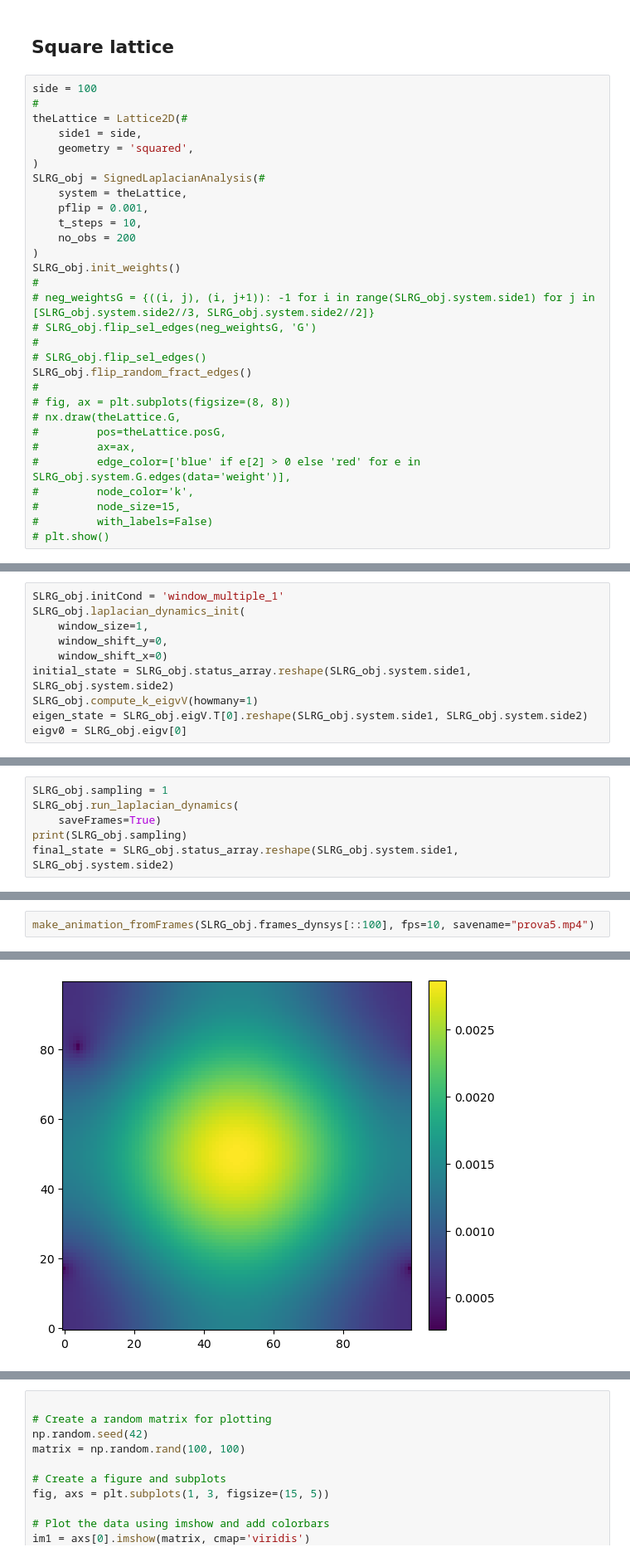
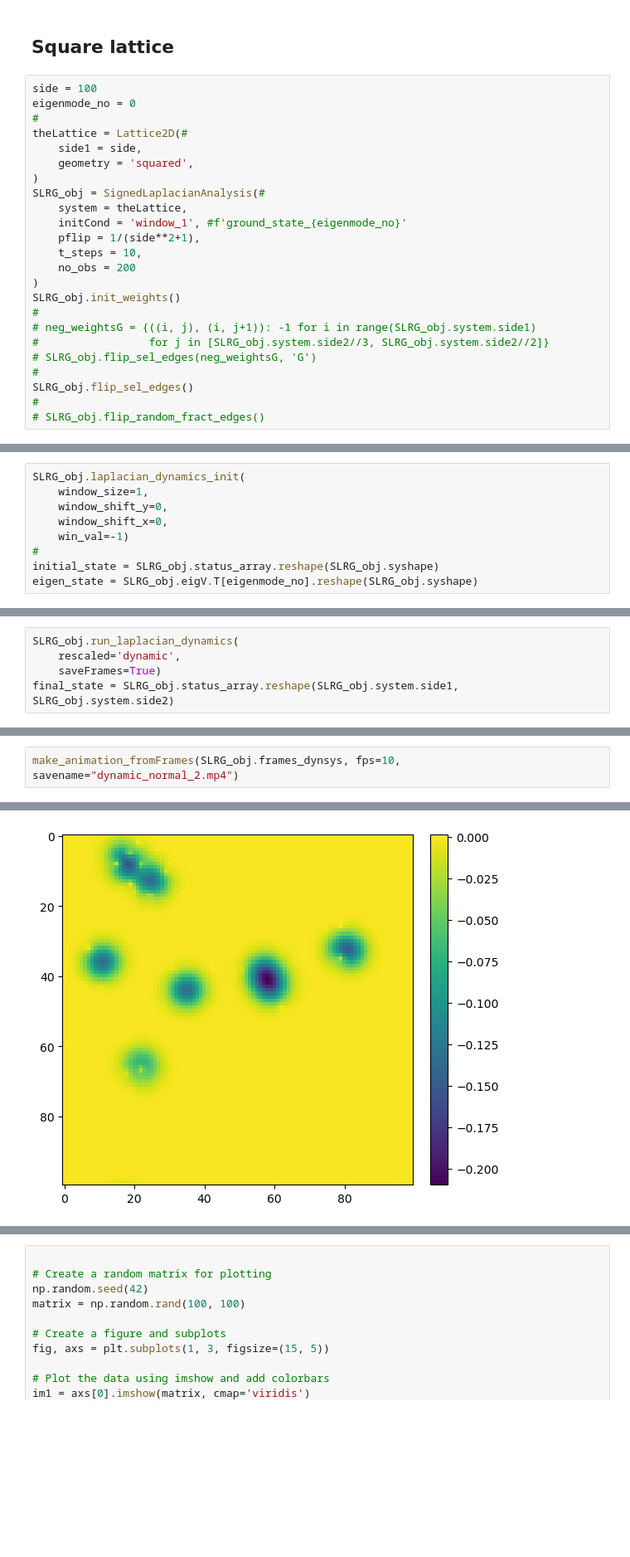
Before and after one commit to giulioiannelli/lrgsglib-public, a Jupyter notebook: notebooks/lattice2d_slaplacianDynamics.ipynb, the cells around one changed output, grey strips where cells are left out. Shown at 83% size. Saved outputs shown, nothing was run; the diff lists cells and outputs as text; blank space fills up the shorter version.

```diff
--- a/notebooks/lattice2d_slaplacianDynamics.ipynb
+++ b/notebooks/lattice2d_slaplacianDynamics.ipynb
@@ -14,6 +14,7 @@ cwd: /home/opisthofulax/PhD/projects/complex-networks/LRG-Signed
 ## Square lattice
 # %%
 side = 100
+eigenmode_no = 0
 #
 theLattice = Lattice2D(#
     side1 = side,
@@ -21,24 +22,17 @@ theLattice = Lattice2D(#
 )
 SLRG_obj = SignedLaplacianAnalysis(#
     system = theLattice,
-    pflip = 0.001,
+    initCond = 'window_1', #f'ground_state_{eigenmode_no}'
+    pflip = 1/(side**2+1),
     t_steps = 10,
     no_obs = 200
 )
 SLRG_obj.init_weights()
 #
-# neg_weightsG = {((i, j), (i, j+1)): -1 for i in range(SLRG_obj.system.side1) for j in [SLRG_obj.system.side2//3, SLRG_obj.system.side2//2]}
+# neg_weightsG = {((i, j), (i, j+1)): -1 for i in range(SLRG_obj.system.side1)
+#                 for j in [SLRG_obj.system.side2//3, SLRG_obj.system.side2//2]}
 # SLRG_obj.flip_sel_edges(neg_weightsG, 'G')
 #
-# SLRG_obj.flip_sel_edges()
-SLRG_obj.flip_random_fract_edges()
+SLRG_obj.flip_sel_edges()
 #
-# fig, ax = plt.subplots(figsize=(8, 8))
-# nx.draw(theLattice.G,
-#         pos=theLattice.posG,
-#         ax=ax,
-#         edge_color=['blue' if e[2] > 0 else 'red' for e in SLRG_obj.system.G.edges(data='weight')],
-#         node_color='k',
-#         node_size=15,
-#         with_labels=False)
-# plt.show()
+# SLRG_obj.flip_random_fract_edges()
@@ -45,10 +51,9 @@ SLRG_obj.flip_random_fract_edges()
 # %%
-SLRG_obj.initCond = 'window_multiple_1'
 SLRG_obj.laplacian_dynamics_init(
     window_size=1,
     window_shift_y=0,
-    window_shift_x=0)
-initial_state = SLRG_obj.status_array.reshape(SLRG_obj.system.side1, SLRG_obj.system.side2)
-SLRG_obj.compute_k_eigvV(howmany=1)
-eigen_state = SLRG_obj.eigV.T[0].reshape(SLRG_obj.system.side1, SLRG_obj.system.side2)
-eigv0 = SLRG_obj.eigv[0]
+    window_shift_x=0,
+    win_val=-1)
+#
+initial_state = SLRG_obj.status_array.reshape(SLRG_obj.syshape)
+eigen_state = SLRG_obj.eigV.T[eigenmode_no].reshape(SLRG_obj.syshape)
@@ -147,8 +74,7 @@ plt.imshow(a.reshape((L, L)))
 # %%
-SLRG_obj.sampling = 1
 SLRG_obj.run_laplacian_dynamics(
+    rescaled='dynamic',
     saveFrames=True)
-print(SLRG_obj.sampling)
 final_state = SLRG_obj.status_array.reshape(SLRG_obj.system.side1, SLRG_obj.system.side2)
 # %% [output]
 Beginning Laplacian dynamics.
@@ -284,3 +111,3 @@ status[48:52, 48:52], phi_plot[48:52, 48:52], phi_plot2[48:52, 48:52], phi_plot3
 # %%
-make_animation_fromFrames(SLRG_obj.frames_dynsys[::100], fps=10, savename="prova5.mp4")
+make_animation_fromFrames(SLRG_obj.frames_dynsys, fps=10, savename="dynamic_normal_2.mp4")
 # %% [output]
@@ -288 +115 @@ make_animation_fromFrames(SLRG_obj.frames_dynsys[::100], fps=10, savename="prova
-[figure, old version]
+[figure, new version]
```
Also changed, not shown: parts of 23 cells of this notebook, 3 other files.
